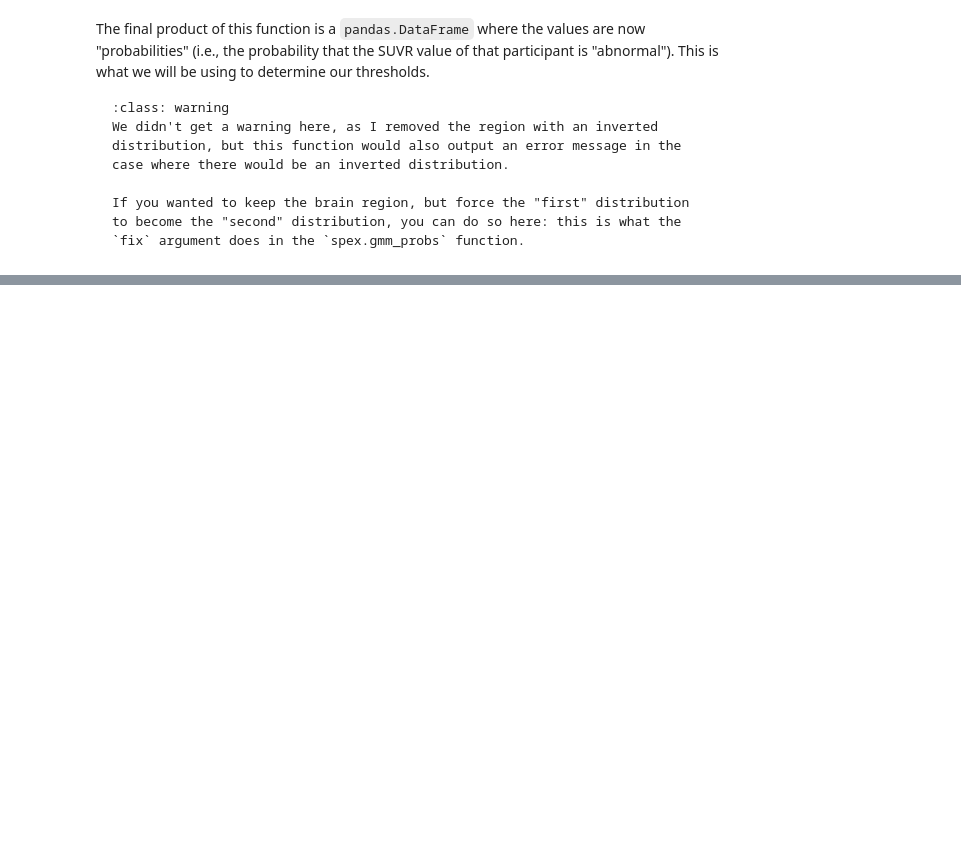
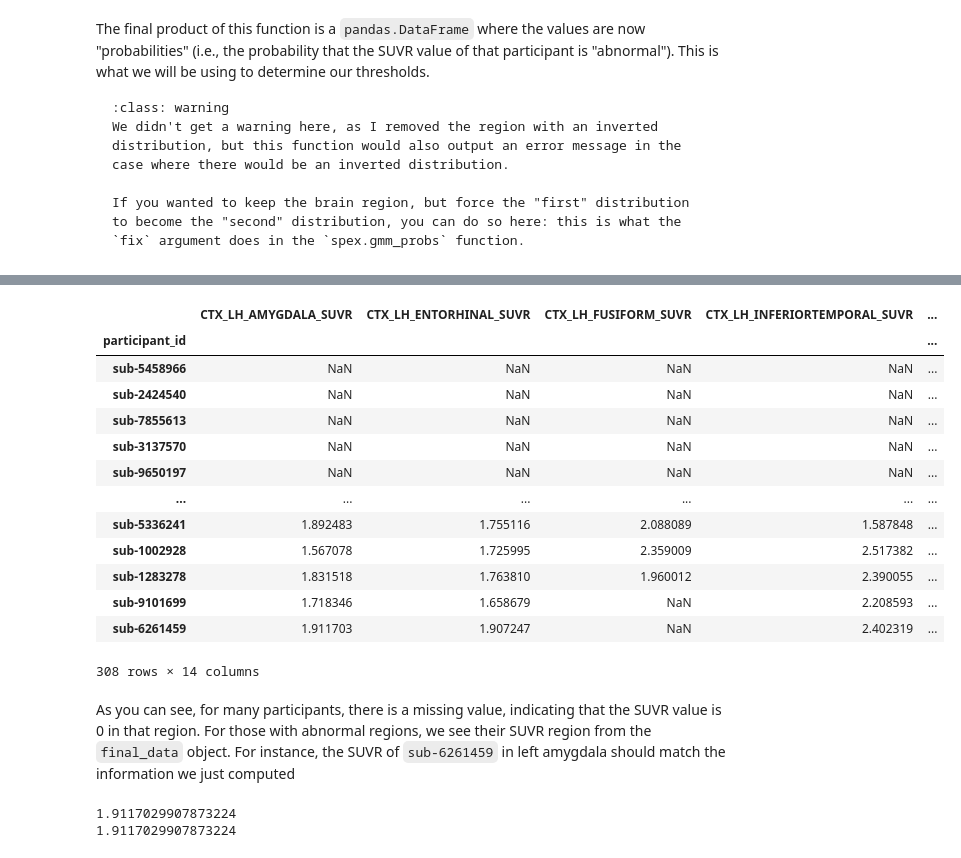
Before and after one commit to stong3/sihnpy, a Jupyter notebook: docs/2.spex/spex_module.ipynb, the cells around one changed output, grey strips where cells are left out. Cells and saved outputs as stored; diff of their text form; code cells hidden in the pictures; blank space fills up the shorter version.

```diff
--- a/docs/2.spex/spex_module.ipynb
+++ b/docs/2.spex/spex_module.ipynb
@@ -370,0 +690,3 @@ You can choose to output all three types, or a specific type, as needed. Note ho
+# %%
+spex_metrics = spex.apply_index(data_to_apply_clean=data_to_apply_clean, dict_masks=dict_masks)
+spex_metrics
@@ -370,0 +728,26 @@ You can choose to output all three types, or a specific type, as needed. Note ho
+# %%
+spex_ind_masks = spex.apply_ind_mask(data_to_apply_clean=data_to_apply_clean, dict_masks=dict_masks)
+spex_ind_masks['thresh_0.5']
+# %% [output]
+|  | CTX_LH_AMYGDALA_SUVR | CTX_LH_ENTORHINAL_SUVR | CTX_LH_FUSIFORM_SUVR | CTX_LH_INFERIORTEMPORAL_SUVR | ... |
+| participant_id |  |  |  |  | ... |
+| sub-5458966 | NaN | NaN | NaN | NaN | ... |
+| sub-2424540 | NaN | NaN | NaN | NaN | ... |
+| sub-7855613 | NaN | NaN | NaN | NaN | ... |
+| sub-3137570 | NaN | NaN | NaN | NaN | ... |
+| sub-9650197 | NaN | NaN | NaN | NaN | ... |
+| ... | ... | ... | ... | ... | ... |
+| sub-5336241 | 1.892483 | 1.755116 | 2.088089 | 1.587848 | ... |
+| sub-1002928 | 1.567078 | 1.725995 | 2.359009 | 2.517382 | ... |
+| sub-1283278 | 1.831518 | 1.763810 | 1.960012 | 2.390055 | ... |
+| sub-9101699 | 1.718346 | 1.658679 | NaN | 2.208593 | ... |
+| sub-6261459 | 1.911703 | 1.907247 | NaN | 2.402319 | ... |
+308 rows × 14 columns
+# %% [markdown]
+As you can see, for many participants, there is a missing value, indicating that the SUVR value is 0 in that region. For those with abnormal regions, we see their SUVR region from the `final_data` object. For instance, the SUVR of `sub-6261459` in left amygdala should match the information we just computed
+# %%
+print(final_data.loc['sub-6261459', "CTX_LH_AMYGDALA_SUVR"])
+print(spex_ind_masks['thresh_0.5'].loc['sub-6261459', 'CTX_LH_AMYGDALA_SUVR'])
+# %% [output]
+1.9117029907873224
+1.9117029907873224
```
Also changed, not shown: parts of 31 cells of this notebook.
